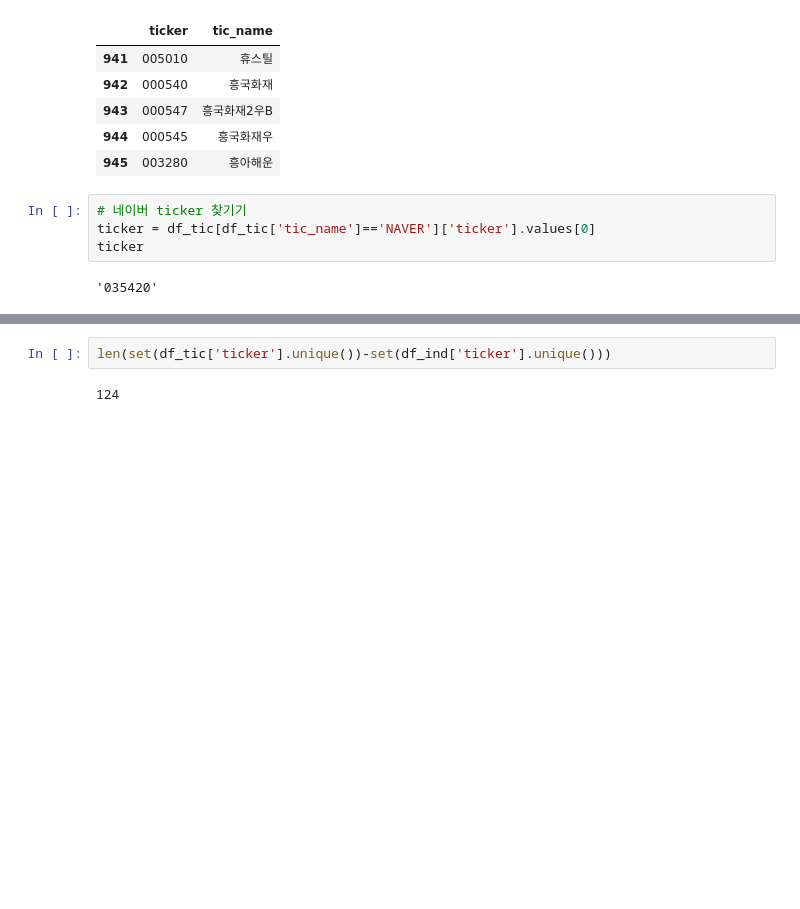
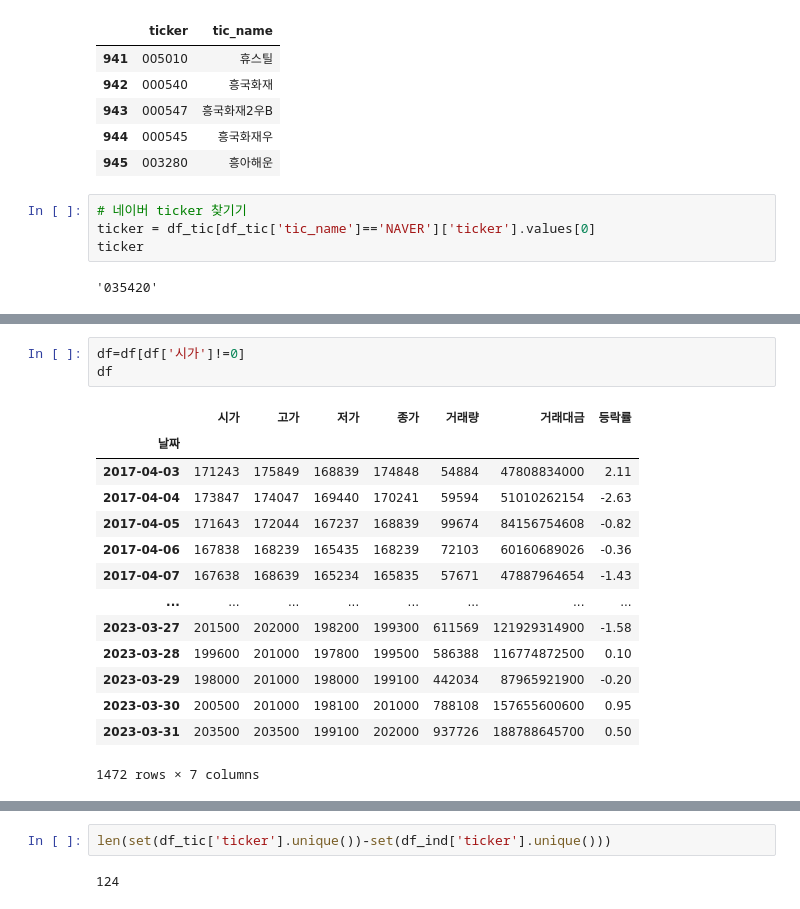
Before and after one commit to PARKHYOUNJUNG/phj_lms23, a Jupyter notebook: CODE/PHJ_20days.ipynb, the cells around one changed output, grey strips where cells are left out. Cells and saved outputs as stored; diff of their text form; blank space fills up the shorter version.

```diff
--- a/CODE/PHJ_20days.ipynb
+++ b/CODE/PHJ_20days.ipynb
@@ -60,0 +84,18 @@ len(df)
+# %%
+df=df[df['시가']!=0]
+df
+# %% [output]
+|  | 시가 | 고가 | 저가 | 종가 | 거래량 | 거래대금 | 등락률 |
+| 날짜 |  |  |  |  |  |  |  |
+| 2017-04-03 | 171243 | 175849 | 168839 | 174848 | 54884 | 47808834000 | 2.11 |
+| 2017-04-04 | 173847 | 174047 | 169440 | 170241 | 59594 | 51010262154 | -2.63 |
+| 2017-04-05 | 171643 | 172044 | 167237 | 168839 | 99674 | 84156754608 | -0.82 |
+| 2017-04-06 | 167838 | 168239 | 165435 | 168239 | 72103 | 60160689026 | -0.36 |
+| 2017-04-07 | 167638 | 168639 | 165234 | 165835 | 57671 | 47887964654 | -1.43 |
+| ... | ... | ... | ... | ... | ... | ... | ... |
+| 2023-03-27 | 201500 | 202000 | 198200 | 199300 | 611569 | 121929314900 | -1.58 |
+| 2023-03-28 | 199600 | 201000 | 197800 | 199500 | 586388 | 116774872500 | 0.10 |
+| 2023-03-29 | 198000 | 201000 | 198000 | 199100 | 442034 | 87965921900 | -0.20 |
+| 2023-03-30 | 200500 | 201000 | 198100 | 201000 | 788108 | 157655600600 | 0.95 |
+| 2023-03-31 | 203500 | 203500 | 199100 | 202000 | 937726 | 188788645700 | 0.50 |
+1472 rows × 7 columns
```
Also changed, not shown: parts of 15 cells of this notebook.
